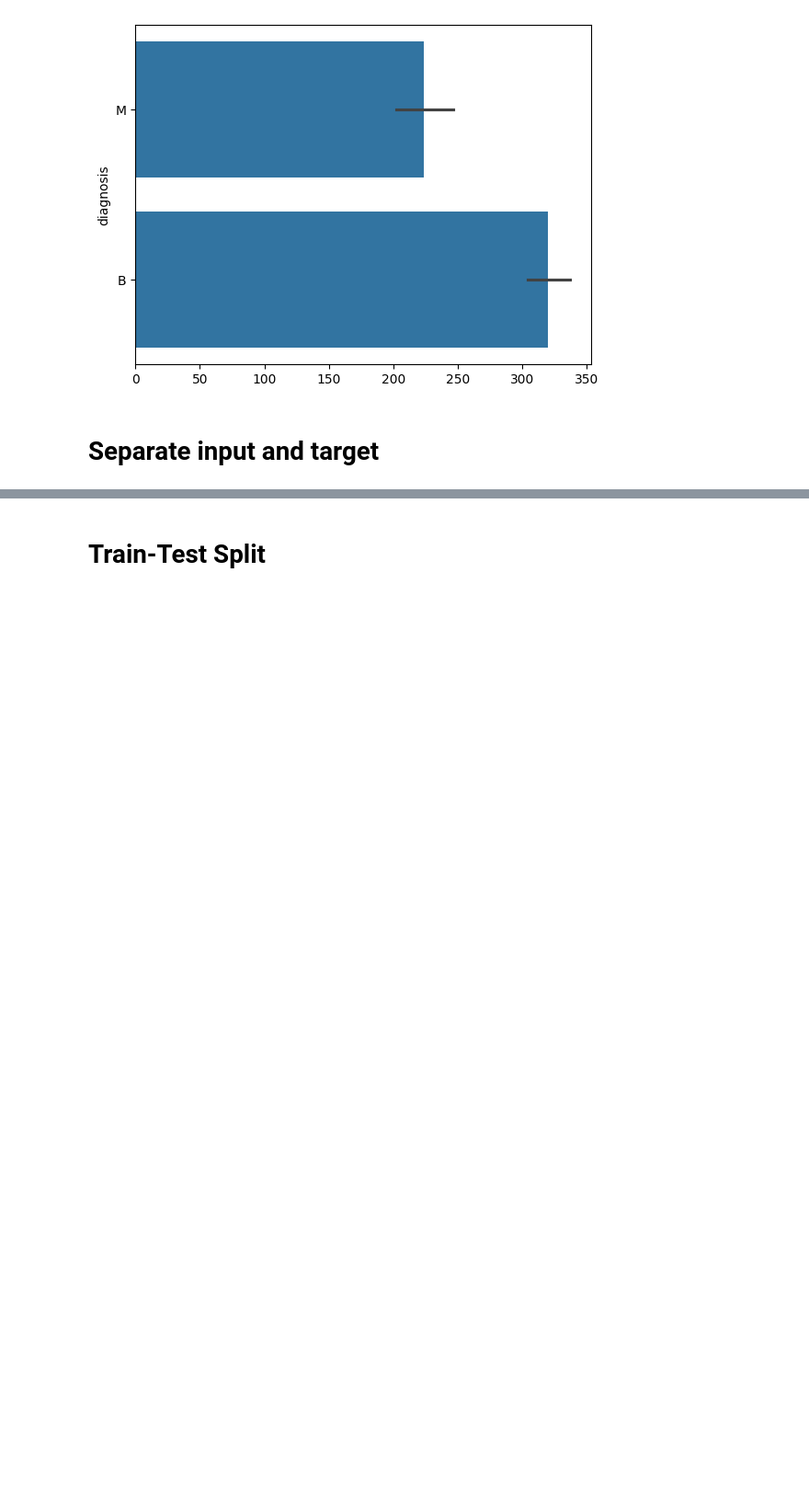
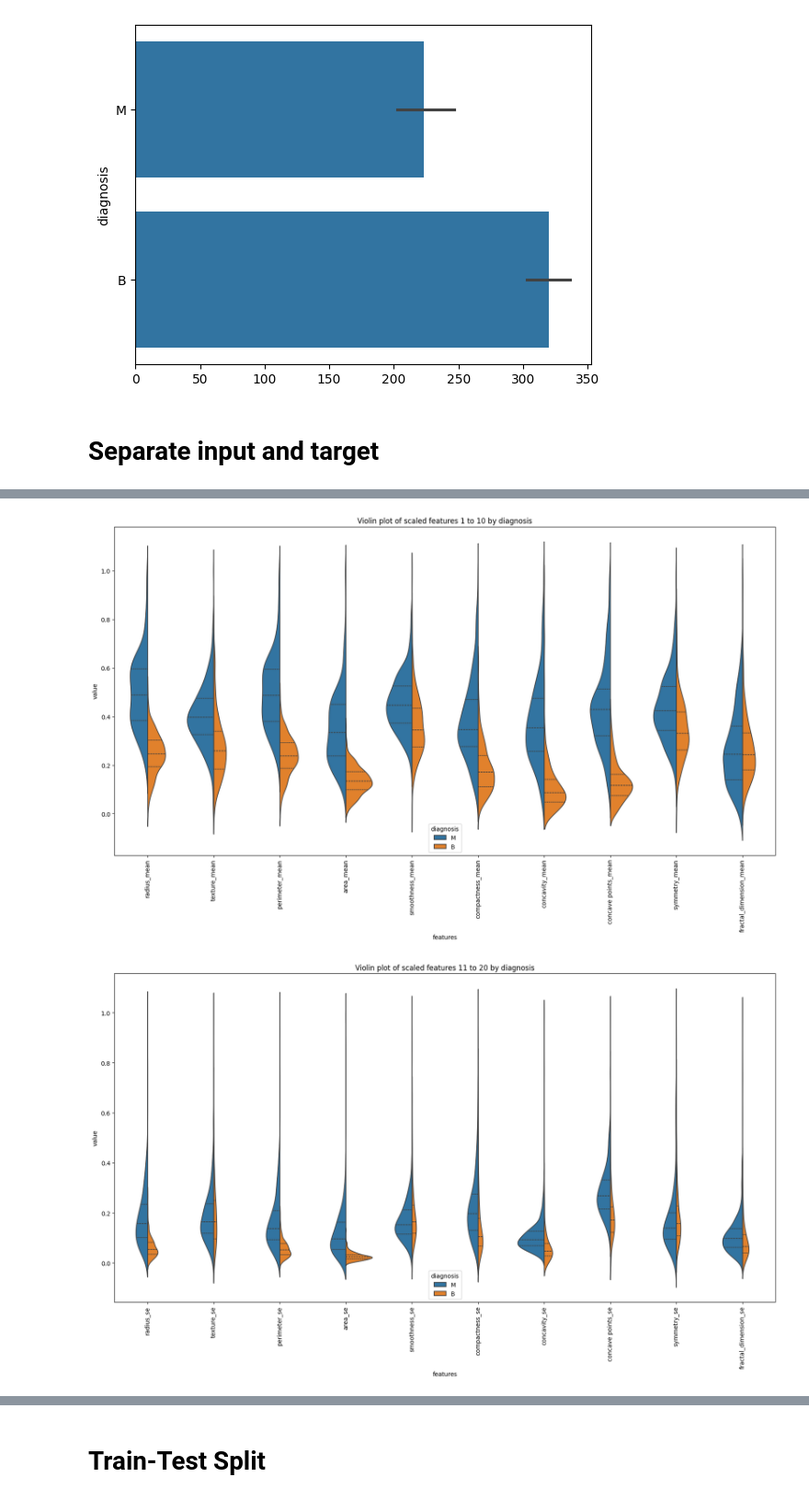
Before and after one commit to fazlialtunn/breast-cancer-classification, a Jupyter notebook: breast_cancer_classification.ipynb, the cells around one changed output, grey strips where cells are left out. Shown at 92% size. Saved outputs shown, nothing was run; the diff lists cells and outputs as text; code cells hidden in the pictures; blank space fills up the shorter version.

```diff
--- a/breast_cancer_classification.ipynb
+++ b/breast_cancer_classification.ipynb
@@ -96,3 +96,13 @@ sns.barplot(df.diagnosis,label="Count")
 # %%
 input_columns = df.drop(columns='diagnosis', axis=1)
 target_column = df['diagnosis']
+# %%
+from sklearn.preprocessing import MinMaxScaler
+
+scaler = MinMaxScaler()
+
+input_columns_scaled = scaler.fit_transform(input_columns)
+
+input_columns_scaled_df = pd.DataFrame(input_columns_scaled, columns=input_columns.columns)
+
+display(input_columns_scaled_df.describe())
@@ -98,0 +120,23 @@ target_column = df['diagnosis']
+# %%
+features = input_columns_scaled_df.columns # Use columns from the scaled dataframe
+num_features = len(features)
+features_per_plot = 10
+
+for i in range(0, num_features, features_per_plot):
+    subset_features = features[i:i + features_per_plot]
+    # Create a temporary DataFrame for plotting with scaled features and diagnosis
+    data_subset = input_columns_scaled_df[subset_features].copy()
+    data_subset['diagnosis'] = df['diagnosis'] # Add the original diagnosis column
+
+    data_melted_subset = pd.melt(data_subset, id_vars="diagnosis",
+                                var_name="features",
+                                value_name='value')
+
+    plt.figure(figsize=(20, 10))
+    sns.violinplot(x="features", y="value", hue="diagnosis", data=data_melted_subset, split=True, inner="quart")
+    plt.xticks(rotation=90)
+    plt.title(f'Violin plot of scaled features {i+1} to {min(i+features_per_plot, num_features)} by diagnosis')
+    plt.show()
+# %% [output]
+[figure, added]
+[figure, added]
```
Also changed, not shown: parts of 6 cells of this notebook.
